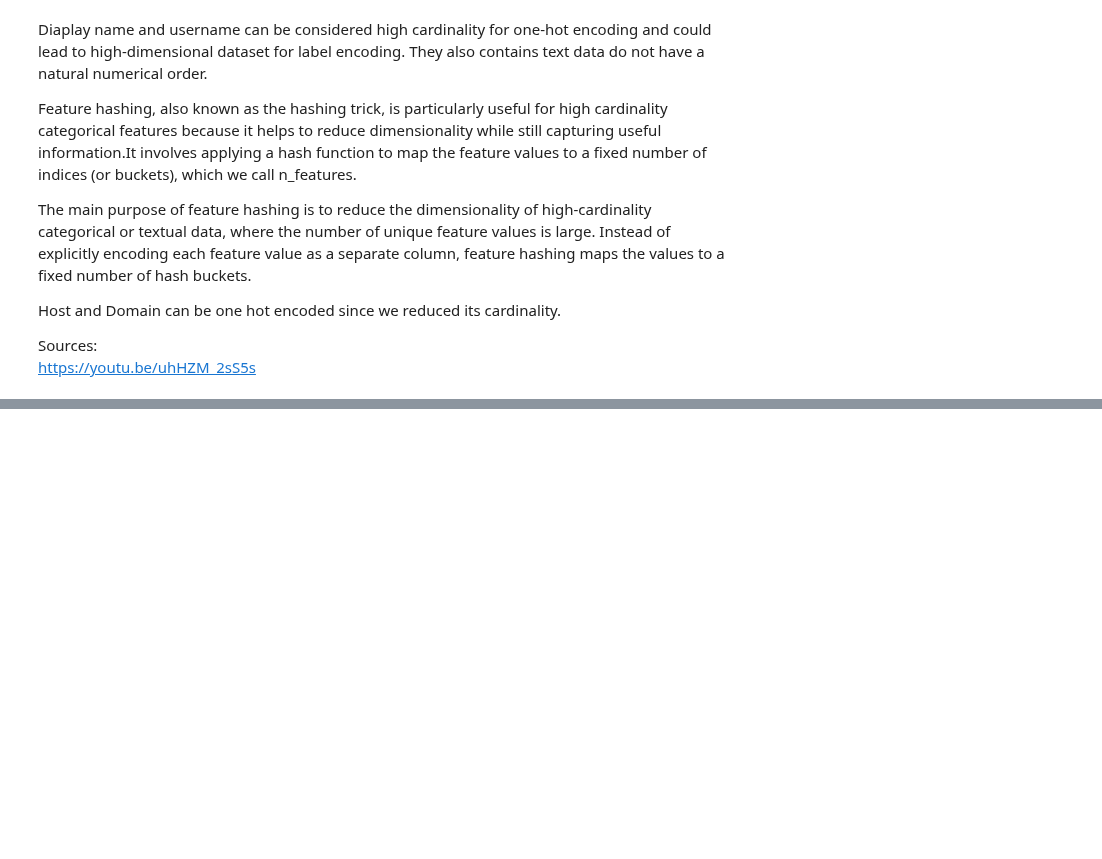
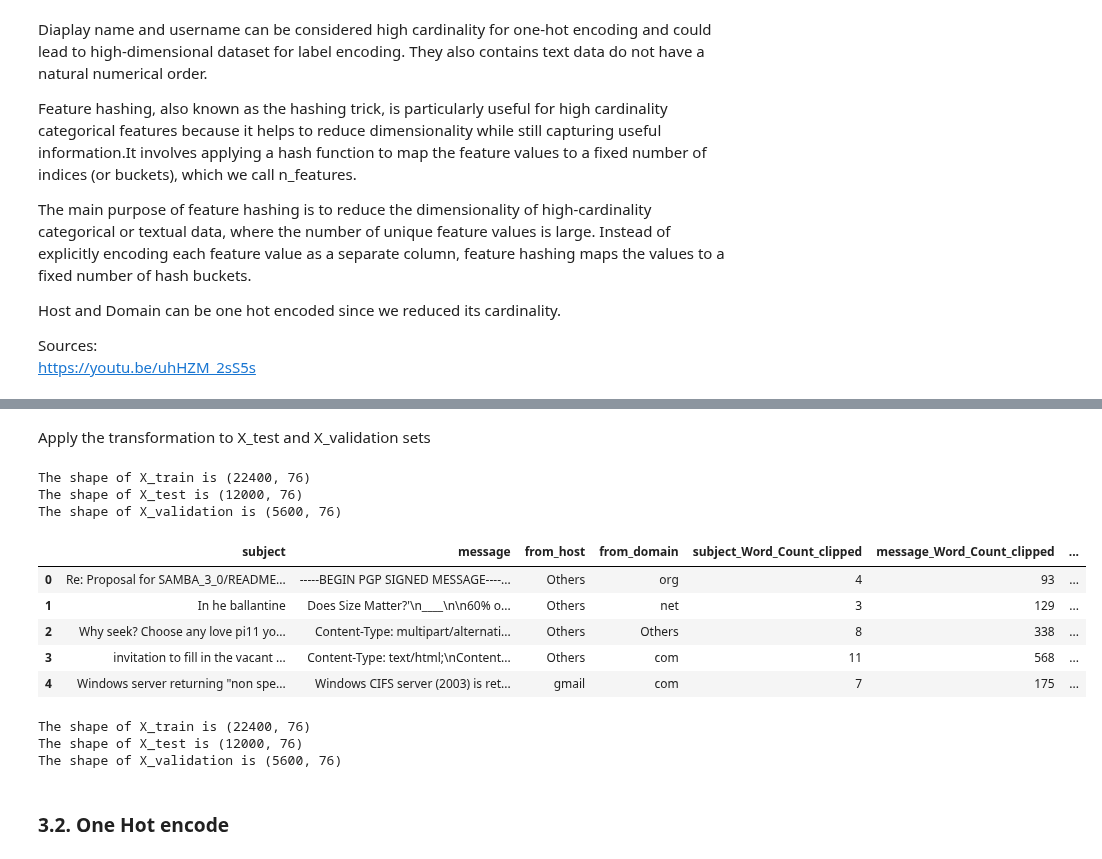
Before and after one commit to dfrancis-tech/email_spam, a Jupyter notebook: Feature_Engineering.ipynb, the cells around one changed output, grey strips where cells are left out. Cells and saved outputs as stored; diff of their text form; code cells hidden in the pictures; blank space fills up the shorter version.

```diff
--- a/Feature_Engineering.ipynb
+++ b/Feature_Engineering.ipynb
@@ -519,0 +611,14 @@ https://youtu.be/uhHZM_2sS5s
+# %%
+# Initialize the FeatureHasher with best n_features
+hasher = FeatureHasher(n_features=best_n_features, input_type='string')
+
+# Apply feature hashing to X_train
+X_train_hashed = hasher.transform(X_train[columns_to_hash].values.astype(str))
+
+# Train a model on the hashed features
+logit = LogisticRegression()
+logit.fit(X_train_hashed, y_train)
+best_train_accuracy = logit.score(X_train_hashed, y_train)
+best_test_accuracy = logit.score(X_test_hashed, y_test)
+print('Final Feature Hashing Logistic Regression Train accuracy is {:.2f}%'.format(best_train_accuracy*100))
+print('Final Feature Hashing Logistic Regression Test accuracy is {:.2f}%'.format(best_test_accuracy*100))
@@ -519,0 +630,6 @@ https://youtu.be/uhHZM_2sS5s
+# %%
+# Create hashed X_train dataframe
+X_train_hashed_df = feature_hashed_df(X_train_hashed)
+print(f'The shape of feature hashed X_train is {X_train_hashed_df.shape}')
+# Check the values
+X_train_hashed_df.head()
@@ -519,0 +644,43 @@ https://youtu.be/uhHZM_2sS5s
+# %% [markdown]
+Apply the transformation to X_test and X_validation sets
+# %%
+# Apply feature hashing to X_test
+X_test_hashed = hasher.transform(X_test[columns_to_hash].values.astype(str))
+# Apply feature hashing to X_validation
+X_val_hashed = hasher.transform(X_validation[columns_to_hash].values.astype(str))
+# Create hashed X_train dataframe
+X_test_hashed_df = feature_hashed_df(X_test_hashed)
+# Create hashed X_train dataframe
+X_val_hashed_df = feature_hashed_df(X_val_hashed)
+# %%
+# Use concat_and_drop function to recreate X_train, X_test, X_validation and X_remainder
+X_train = concat_and_drop(X_train, X_train_hashed_df, columns_to_hash)
+
+X_test = concat_and_drop(X_test, X_test_hashed_df, columns_to_hash)
+
+X_validation = concat_and_drop(X_validation, X_val_hashed_df, columns_to_hash)
+
+# View the head of X_train
+X_train.head()
+# %% [output]
+The shape of X_train is (22400, 76)
+The shape of X_test is (12000, 76)
+The shape of X_validation is (5600, 76)
+|  | subject | message | from_host | from_domain | subject_Word_Count_clipped | message_Word_Count_clipped | ... |
+| 0 | Re: Proposal for SAMBA_3_0/README... | -----BEGIN PGP SIGNED MESSAGE----... | Others | org | 4 | 93 | ... |
+| 1 | In he ballantine | Does Size Matter?'\n____\n\n60% o... | Others | net | 3 | 129 | ... |
+| 2 | Why seek? Choose any love pi11 yo... | Content-Type: multipart/alternati... | Others | Others | 8 | 338 | ... |
+| 3 | invitation to fill in the vacant ... | Content-Type: text/html;\nContent... | Others | com | 11 | 568 | ... |
+| 4 | Windows server returning "non spe... | Windows CIFS server (2003) is ret... | gmail | com | 7 | 175 | ... |
+# %%
+# Check the shapes
+print(f'The shape of X_train is {X_train.shape}')
+print(f'The shape of X_test is {X_test.shape}')
+print(f'The shape of X_validation is {X_validation.shape}')
+# %% [output]
+The shape of X_train is (22400, 76)
+The shape of X_test is (12000, 76)
+The shape of X_validation is (5600, 76)
+# %% [markdown]
+<a id = "ohe"></a>
+### 3.2. One Hot encode
```
Also changed, not shown: parts of 13 cells of this notebook.
